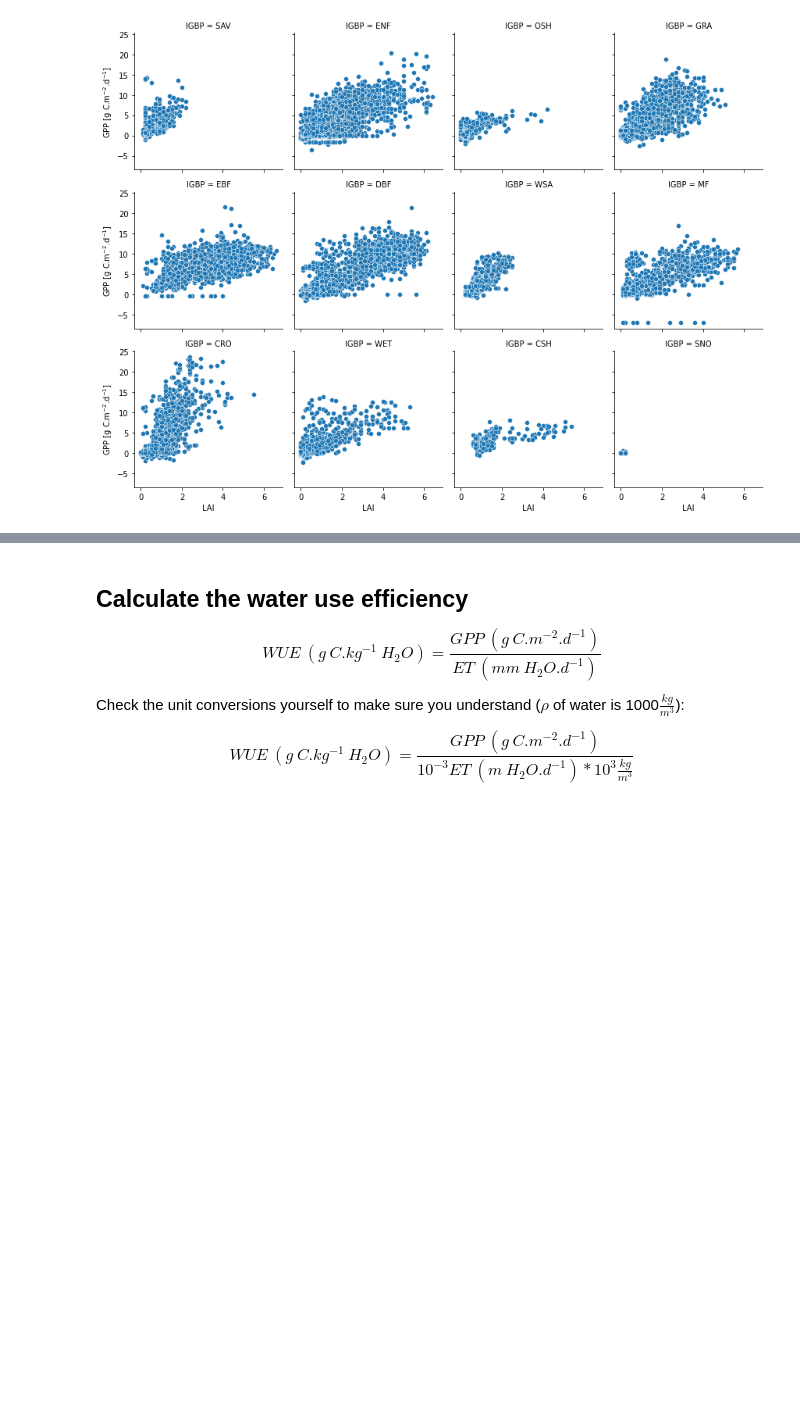
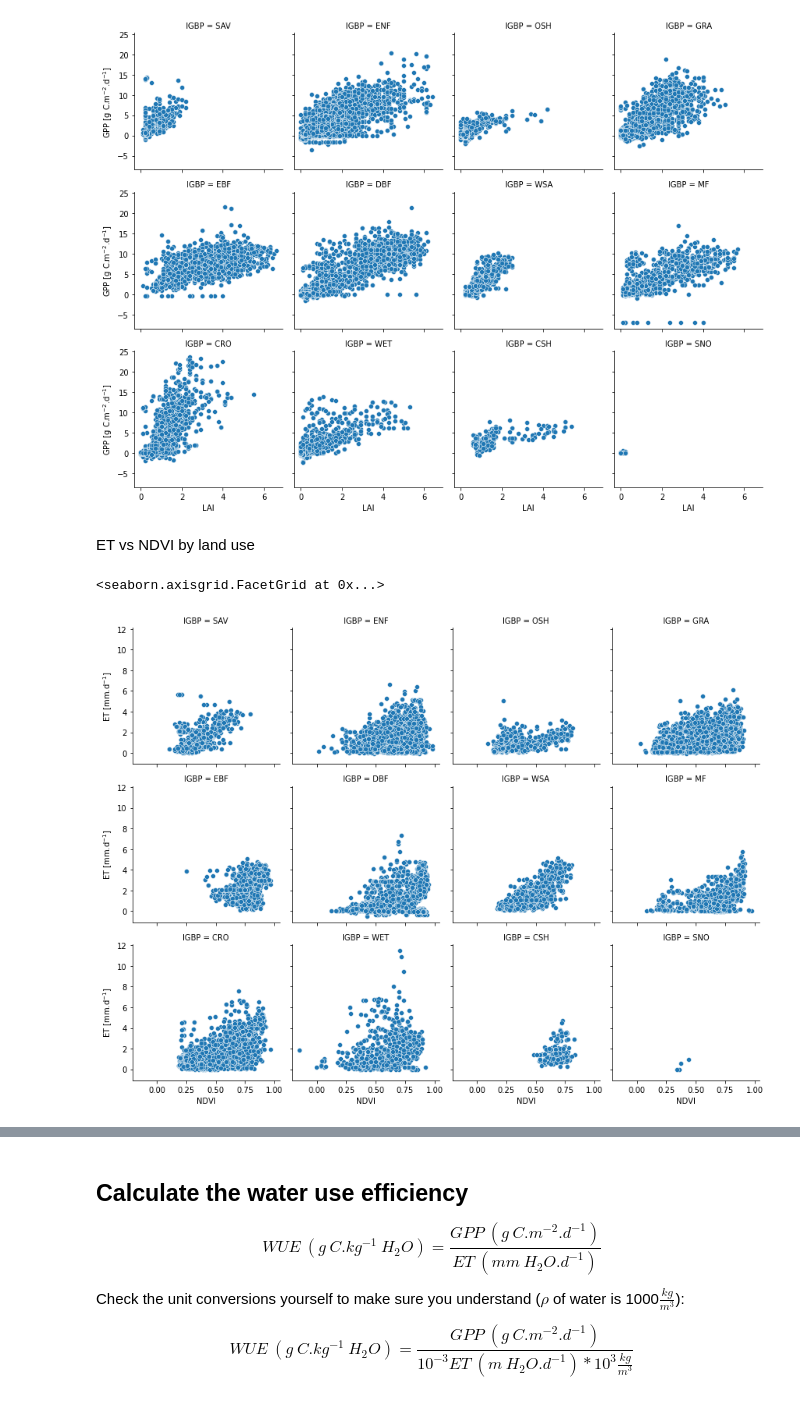
Before and after one commit to buzacott/frontiers_ecohydrology, a Jupyter notebook: frontiers_ecohydrology.ipynb, the cells around one changed output, grey strips where cells are left out. Saved outputs shown, nothing was run; the diff lists cells and outputs as text; code cells hidden in the pictures; blank space fills up the shorter version.

```diff
--- a/frontiers_ecohydrology.ipynb
+++ b/frontiers_ecohydrology.ipynb
@@ -288,3 +286,12 @@ p.set_axis_labels('LAI', 'GPP [g C.m$^{-2}$.d$^{-1}$]')
 # %% [output]
 <seaborn.axisgrid.FacetGrid at 0x...>
 [figure]
+# %% [markdown]
+ET vs NDVI by land use
+# %%
+p = sns.FacetGrid(df, col='IGBP', col_wrap=4)
+p.map(sns.scatterplot, 'NDVI', 'ET_F_MDS')
+p.set_axis_labels('NDVI', 'ET [mm.d$^{-1}$]')
+# %% [output]
+<seaborn.axisgrid.FacetGrid at 0x...>
+[figure, added]
```
Also changed, not shown: parts of 7 cells of this notebook.
